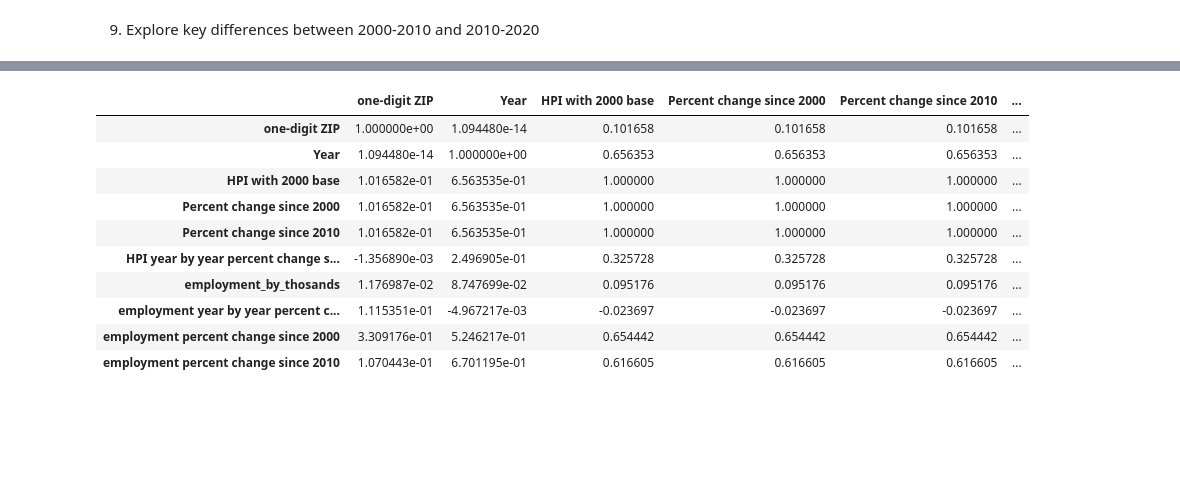
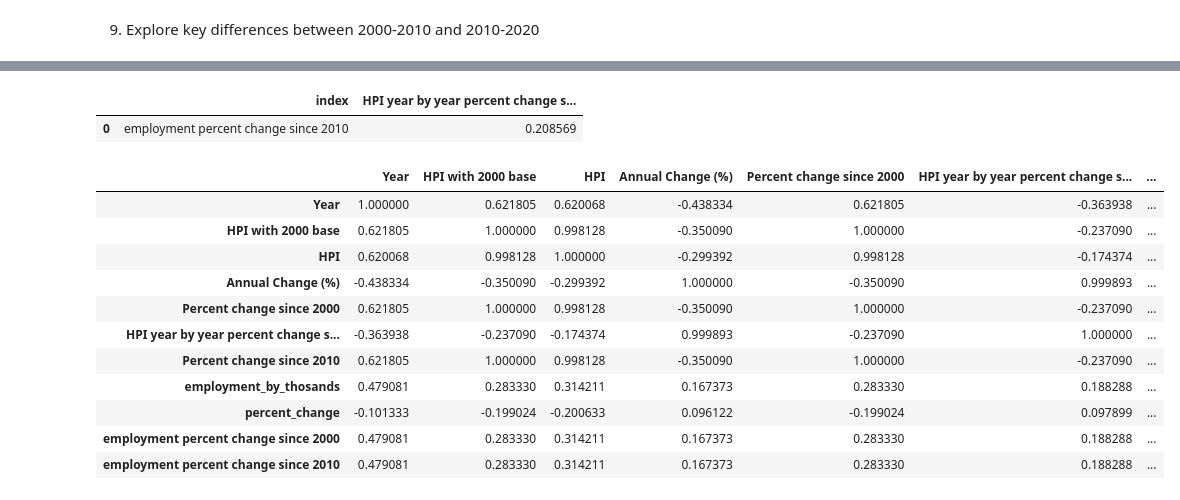
Before and after one commit to Brf0001/hpi_vs_jobgrowth, a Jupyter notebook: notebook/zip_vs_HPI.ipynb, the cells around one changed output, grey strips where cells are left out. Cells and saved outputs as stored; diff of their text form; code cells hidden in the pictures; blank space fills up the shorter version.

```diff
--- a/notebook/zip_vs_HPI.ipynb
+++ b/notebook/zip_vs_HPI.ipynb
@@ -6,7 +6,7 @@ import seaborn as sns
 # %% [markdown]
 1. Upload all data being compared.
 # %%
-hpi=pd.read_csv('../data/hpi_2000-2020.csv')
+hpi=pd.read_csv('../data/corrected_hpi_2000-2020.csv')
 zip0=pd.read_csv('../data/zip0.csv')
 zip1=pd.read_csv('../data/zip1.csv')
 zip2=pd.read_csv('../data/zip2.csv')
@@ -20,16 +20,16 @@ zip9=pd.read_csv('../data/zip9.csv')
 # %% [markdown]
 2. Seperate HPI by single digit zip.
 # %%
-hpi_zip0=hpi[hpi['one-digit ZIP']==0]
-hpi_zip1=hpi[hpi['one-digit ZIP']==1]
-hpi_zip2=hpi[hpi['one-digit ZIP']==2]
-hpi_zip3=hpi[hpi['one-digit ZIP']==3]
-hpi_zip4=hpi[hpi['one-digit ZIP']==4]
-hpi_zip5=hpi[hpi['one-digit ZIP']==5]
-hpi_zip6=hpi[hpi['one-digit ZIP']==6]
-hpi_zip7=hpi[hpi['one-digit ZIP']==7]
-hpi_zip8=hpi[hpi['one-digit ZIP']==8]
-hpi_zip9=hpi[hpi['one-digit ZIP']==9]
+hpi_zip0=hpi[hpi['one-digit ZIP']=='new england']
+hpi_zip1=hpi[hpi['one-digit ZIP']=='northeast']
+hpi_zip2=hpi[hpi['one-digit ZIP']=='mid atlantic']
+hpi_zip3=hpi[hpi['one-digit ZIP']=='southeast']
+hpi_zip4=hpi[hpi['one-digit ZIP']=='midwest']
+hpi_zip5=hpi[hpi['one-digit ZIP']=='northern plains']
+hpi_zip6=hpi[hpi['one-digit ZIP']=='plains']
+hpi_zip7=hpi[hpi['one-digit ZIP']=='south central']
+hpi_zip8=hpi[hpi['one-digit ZIP']=='western']
+hpi_zip9=hpi[hpi['one-digit ZIP']=='pacific']
 # %% [markdown]
 3. Merge data on matching zips.
 # %%
@@ -168,17 +191,23 @@ years_comparison
+# %%
+national_corr
+# %% [output]
+|  | index | HPI year by year percent change s... |
+| 0 | employment percent change since 2010 | 0.208569 |
 # %%
-ZIP_VS_HPI.corr()
+zip0_hpi_merge.corr()
 # %% [output]
-|  | one-digit ZIP | Year | HPI with 2000 base | Percent change since 2000 | Percent change since 2010 | ... |
-| one-digit ZIP | 1.000000e+00 | 1.094480e-14 | 0.101658 | 0.101658 | 0.101658 | ... |
-| Year | 1.094480e-14 | 1.000000e+00 | 0.656353 | 0.656353 | 0.656353 | ... |
-| HPI with 2000 base | 1.016582e-01 | 6.563535e-01 | 1.000000 | 1.000000 | 1.000000 | ... |
-| Percent change since 2000 | 1.016582e-01 | 6.563535e-01 | 1.000000 | 1.000000 | 1.000000 | ... |
-| Percent change since 2010 | 1.016582e-01 | 6.563535e-01 | 1.000000 | 1.000000 | 1.000000 | ... |
-| HPI year by year percent change s... | -1.356890e-03 | 2.496905e-01 | 0.325728 | 0.325728 | 0.325728 | ... |
-| employment_by_thosands | 1.176987e-02 | 8.747699e-02 | 0.095176 | 0.095176 | 0.095176 | ... |
-| employment year by year percent c... | 1.115351e-01 | -4.967217e-03 | -0.023697 | -0.023697 | -0.023697 | ... |
-| employment percent change since 2000 | 3.309176e-01 | 5.246217e-01 | 0.654442 | 0.654442 | 0.654442 | ... |
-| employment percent change since 2010 | 1.070443e-01 | 6.701195e-01 | 0.616605 | 0.616605 | 0.616605 | ... |
+|  | Year | HPI with 2000 base | HPI | Annual Change (%) | Percent change since 2000 | HPI year by year percent change s... | ... |
+| Year | 1.000000 | 0.621805 | 0.620068 | -0.438334 | 0.621805 | -0.363938 | ... |
+| HPI with 2000 base | 0.621805 | 1.000000 | 0.998128 | -0.350090 | 1.000000 | -0.237090 | ... |
+| HPI | 0.620068 | 0.998128 | 1.000000 | -0.299392 | 0.998128 | -0.174374 | ... |
+| Annual Change (%) | -0.438334 | -0.350090 | -0.299392 | 1.000000 | -0.350090 | 0.999893 | ... |
+| Percent change since 2000 | 0.621805 | 1.000000 | 0.998128 | -0.350090 | 1.000000 | -0.237090 | ... |
+| HPI year by year percent change s... | -0.363938 | -0.237090 | -0.174374 | 0.999893 | -0.237090 | 1.000000 | ... |
+| Percent change since 2010 | 0.621805 | 1.000000 | 0.998128 | -0.350090 | 1.000000 | -0.237090 | ... |
+| employment_by_thosands | 0.479081 | 0.283330 | 0.314211 | 0.167373 | 0.283330 | 0.188288 | ... |
+| percent_change | -0.101333 | -0.199024 | -0.200633 | 0.096122 | -0.199024 | 0.097899 | ... |
+| employment percent change since 2000 | 0.479081 | 0.283330 | 0.314211 | 0.167373 | 0.283330 | 0.188288 | ... |
+| employment percent change since 2010 | 0.479081 | 0.283330 | 0.314211 | 0.167373 | 0.283330 | 0.188288 | ... |
 # %%
 ZIP_VS_HPI.to_csv('../data/ZIP_VS_HPI.csv',index=False)
 # %%
```
Also changed, not shown: parts of 12 cells of this notebook, 14 other files.
